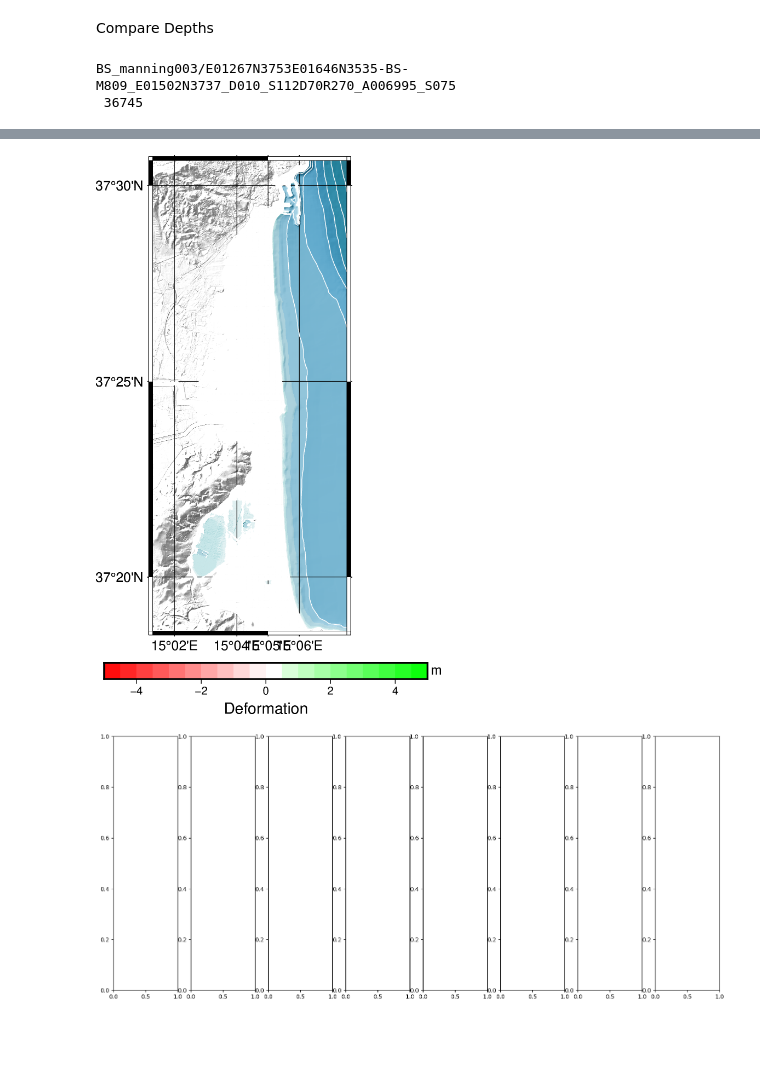
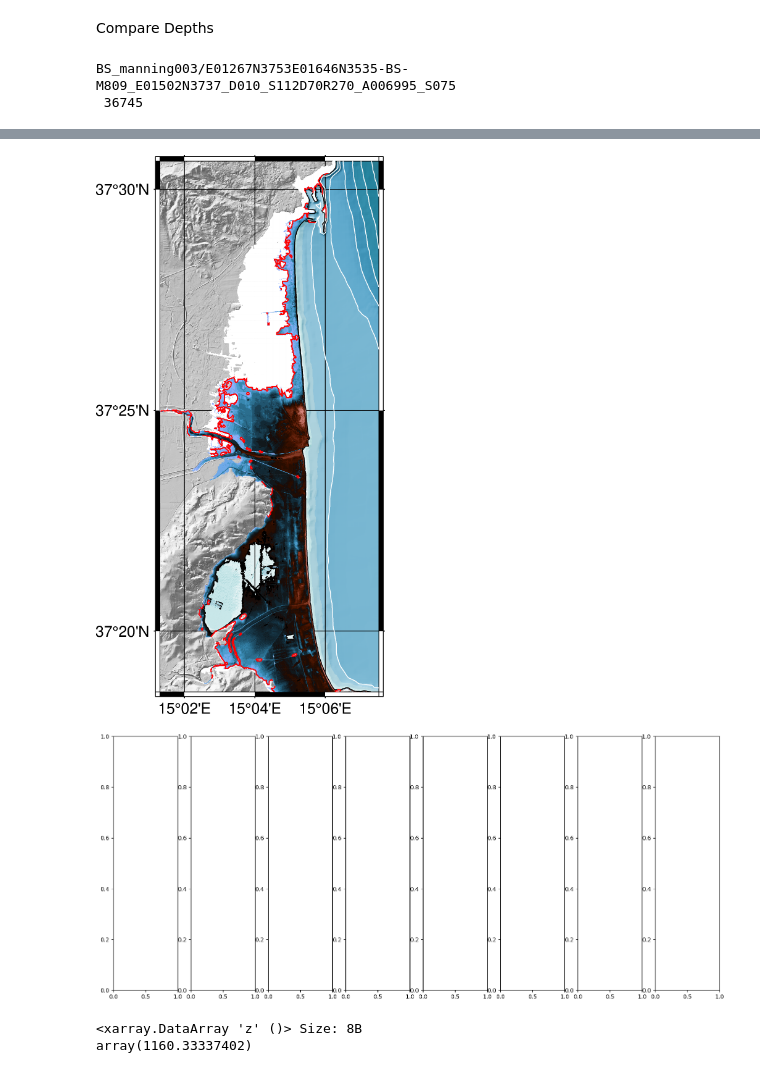
Before and after one commit to naveenragur/ML4SicilyTsunami, a Jupyter notebook: scripts/PaperIIPlots/plotPygmt_comparedepth.ipynb, the cells around one changed output, grey strips where cells are left out. Drawn from its saved outputs; the diff is of its cells as text; code cells hidden in the pictures; blank space fills up the shorter version.

Commit message:
updated results and plots with latest pretraining not using local decoder weights

```diff
--- a/scripts/PaperIIPlots/plotPygmt_comparedepth.ipynb
+++ b/scripts/PaperIIPlots/plotPygmt_comparedepth.ipynb
@@ -181,7 +181,7 @@ if mode == 'compare':
         # dz_max = round(np.nanmax(np.abs(dz_smooth)))
 
         #color maps
-        cptfile_bathy = '/mnt/beegfs/nragu/tsunami/ML4SicilyTsunami/scripts/PaperIIPlots/PaperI/r2/bathy.cpt'
+        cptfile_bathy = '/mnt/beegfs/nragu/tsunami/ML4SicilyTsunami/scripts/PaperIIPlots/PaperI/r2/bathy_error.cpt'
         fig = pygmt.Figure()
         with fig.subplot(
                         nrows=1,
@@ -196,10 +196,30 @@ if mode == 'compare':
                 cmap = pygmt.makecpt(cmap=cptfile_bathy,continuous=False)
                 fig.grdimage(grid['z'], cmap=True, shading=True,region=[xmin,xmax,ymin,ymax],projection='M6c')
                 fig.grdcontour(grid['z'], levels=10, pen='0.5p,white', limit=[-100, 0],projection='M6c')
+                #load
+                # np.save(f'{MLDir}/model/{reg}/compare/true_{train_size}_{reg}_{str(eve)}_x.npy',index_map['lon'][filter])
+                # np.save(f'{MLDir}/model/{reg}/compare/true_{train_size}_{reg}_{str(eve)}_y.npy',index_map['lat'][filter])
+                # np.save(f'{MLDir}/model/{reg}/compare/true_{train_size}_{reg}_{str(eve)}_fill.npy',true[filter])
+                x = np.load(f'{MLDir}/model/{reg}/compare/true_{train_size}_{reg}_{str(eve)}_x.npy')
+                y = np.load(f'{MLDir}/model/{reg}/compare/true_{train_size}_{reg}_{str(eve)}_y.npy')
+                fill = np.load(f'{MLDir}/model/{reg}/compare/true_{train_size}_{reg}_{str(eve)}_fill.npy')
+                fill2 = fill * 100
+                #make fill2 int
+                fill2 = fill2.astype(int)
+
+                #set values below 0.1 to 90 and above to 110
+                pygmt.makecpt(cmap="berlin", series=[0.1,10,0.5],transparency=0,reverse = False,background=True)
+                fig.plot(x=x, y=y,fill=fill,style='s0.01c',cmap = True,projection='M6c')
+                fig.grdcontour(grid=grid['z'], levels=1,limit=[-0.5, 0.5],annotation=False,projection='M6c',pen='0.5p,black')
+                grid_depth = pygmt.xyz2grd(x=x, y=y, z=fill2, spacing='1s', region=[xmin,xmax,ymin,ymax])
+                #plot depth
+                # fig.grdimage(grid_depth, cmap=True, shading=True,region=[xmin,xmax,ymin,ymax],projection='M6c')
+                fig.grdcontour(grid_depth, levels=[1], pen='0.75p,red', limit=[0,10],projection='M6c',cut=10)
+                fig.show()
                 #parameter
-                pygmt.makecpt(cmap="red2green+h0", series=[-5,5,0.5], continuous=False)
-                fig.plot(x=index_map['lon'], y=index_map['lat'],fill=1,style='s0.01c',cmap = True,projection='M6c',frame = ["ag"])
-                fig.colorbar(cmap=True, position="JBC+o0/1c+w10c/0.5c+h",frame=["a2","x+lDeformation", "y+lm"])
+                # pygmt.makecpt(cmap="red2green+h0", series=[-5,5,0.5], continuous=False)
+                # fig.plot(x=index_map['lon'], y=index_map['lat'],fill=5,style='s0.01c',cmap = True,projection='M6c',frame = ["ag"])
+                # fig.colorbar(cmap=True, position="JBC+o0/1c+w10c/0.5c+h",frame=["a2","x+lDeformation", "y+lm"])
             # with fig.set_panel(panel=[0,0]): #true inundation depth
             #     #basemap
             #     cmap = pygmt.makecpt(cmap=cptfile_bathy,continuous=False)
@@ -232,8 +252,8 @@ if mode == 'compare':
                 # fig.colorbar(cmap=True, position="JBC+o0/1c+w10c/0.5c+h",frame=["a2","x+lError", "y+lm"])
             # fig.savefig(f'./plots/DepthColorbar.png',dpi=300)
             # fig.savefig(f'./plots/ErrorColorbar.png',dpi=300)
-            fig.savefig(f'./plots/DeformColorbar.png',dpi=300)
-            fig.show()
+            # fig.savefig(f'./plots/DeformColorbar.png',dpi=300)
+            # fig.show()
             # with fig.set_panel(panel=[0,3]): #with deformation inundation depth
             #     #basemap
             #     cmap = pygmt.makecpt(cmap=cptfile_bathy,continuous=False)
@@ -276,2 +299,7 @@ BS_manning003/E01267N3753E01646N3535-BS-M809_E01502N3737_D010_S112D70R270_A00699
-[figure, old version]
+[figure, new version]
 [figure]
+# %%
+np.max(grid_depth)
+# %% [output]
+<xarray.DataArray 'z' ()> Size: 8B
+array(1160.33337402)
```
Also changed, not shown: parts of 1 cell of this notebook, 33 other files.
